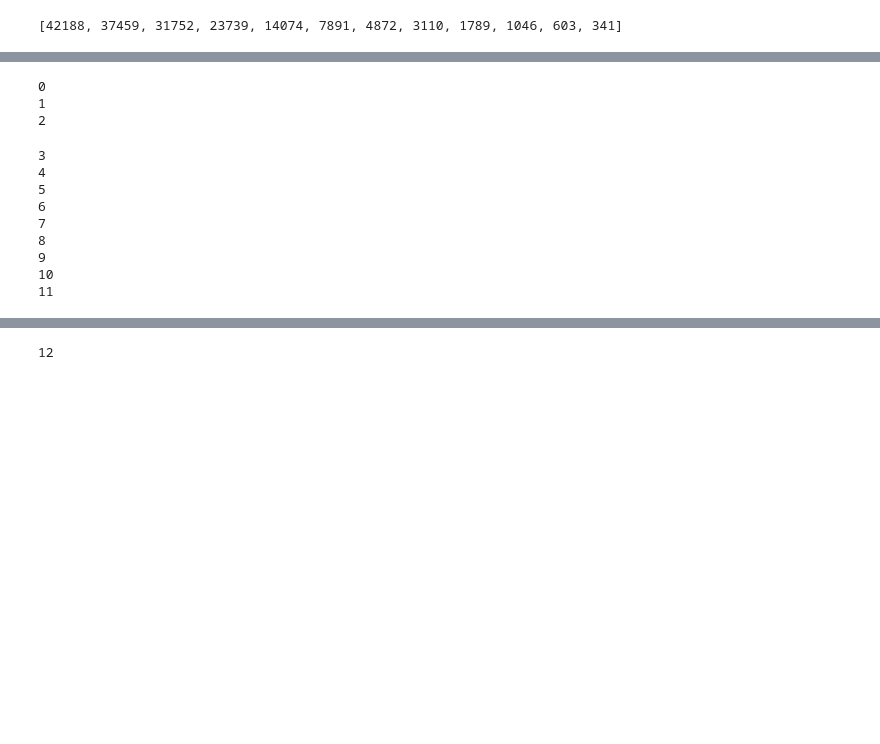
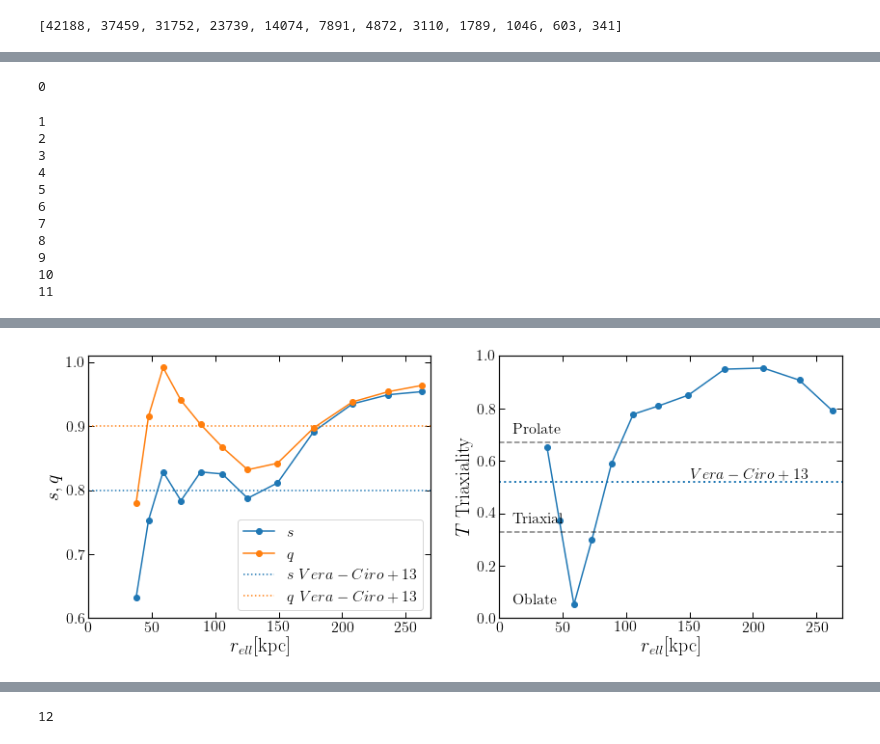
Before and after one commit to jngaravitoc/MW-LMC-SCF, a Jupyter notebook: code/halo_shape/BFE_density_ellipse_fit.ipynb, the cells around one changed output, grey strips where cells are left out. Cells and saved outputs as stored; diff of their text form; code cells hidden in the pictures; blank space fills up the shorter version.

```diff
--- a/code/halo_shape/BFE_density_ellipse_fit.ipynb
+++ b/code/halo_shape/BFE_density_ellipse_fit.ipynb
@@ -15,5 +23,5 @@ import mwlmc_denity_shape_bfe as mshape
 # %%
-rho = mshape.load_density_grid('../rho_mwlmc_bfe.txt', 101)
+rho = mshape.load_density_grid('../../data/interim/rho_mwlmc_bfe.txt', 101)
 # %%
 #x_grid = np.linspace(-400, 400, 101)
 #y_grid = np.linspace(-400, 400, 101)
@@ -143,8 +145,8 @@ for i in range(len(r_ell)):
     pos_ell.append(pos_elli)
 # %% [output]
 0
-1
-2
+1
+2
 3
 4
 5
@@ -159,13 +163,13 @@ fig, ax = plt.subplots(1, 2, figsize=(14, 5))
 ax[0].plot(r_ell, s, '-o', label='$s$')
 ax[0].plot(r_ell, q, '-o', label='$q$')
 
-ax[0].axhline(0.8, label=r'$s\ \rm{VC+14}$', c='C0', ls=':')
-ax[0].axhline(0.9, label=r'$q\ \rm{VC+14}$', c='C1', ls=':')
+ax[0].axhline(0.8, label=r'$s\ Vera-Ciro+13$', c='C0', ls=':')
+ax[0].axhline(0.9, label=r'$q\ Vera-Ciro+13$', c='C1', ls=':')
 
 ax[0].set_ylim(0.6, 1.01)
 ax[0].set_xlim(0, 270)
 ax[0].legend()
-ax[0].set_xlabel(r'$r\rm{[kpc]}$')
+ax[0].set_xlabel(r'$r_{ell}\rm{[kpc]}$')
 ax[0].set_ylabel(r'$s, q$')
 
 
@@ -175,9 +179,12 @@ ax[1].axhline(0.33, c='k', ls='--', alpha=0.5)
 ax[1].text(10, 0.05, r'$\rm{Oblate}$')
 ax[1].text(10, 0.36, r'$\rm{Triaxial}$')
 ax[1].text(10, 0.7, r'$\rm{Prolate}$')
+ax[1].axhline(0.52, c='C0', ls=':', lw=2)
+ax[1].text(150, 0.53, r'$Vera-Ciro+13$')
+
 ax[1].set_ylim(0, 1)
 ax[1].set_xlim(0, 270)
-ax[1].set_xlabel(r'$r\rm{[kpc]}$')
+ax[1].set_xlabel(r'$r_{ell}\rm{[kpc]}$')
 ax[1].set_ylabel(r'$T\ \rm{Triaxiality}$')
 
 
@@ -188,3 +193,4 @@ plt.savefig('shape_mwlmc5_vera_ciro.pdf', bbox_inches='tight')
+[figure, added]
 # %%
 r_s_3 = plot_elli_fit(x_grid[rho_contours[10]], y_grid[rho_contours[10]], z_grid[rho_contours[10]], pos_ell[10])
 # %% [output]
```
Also changed, not shown: parts of 74 cells of this notebook.
